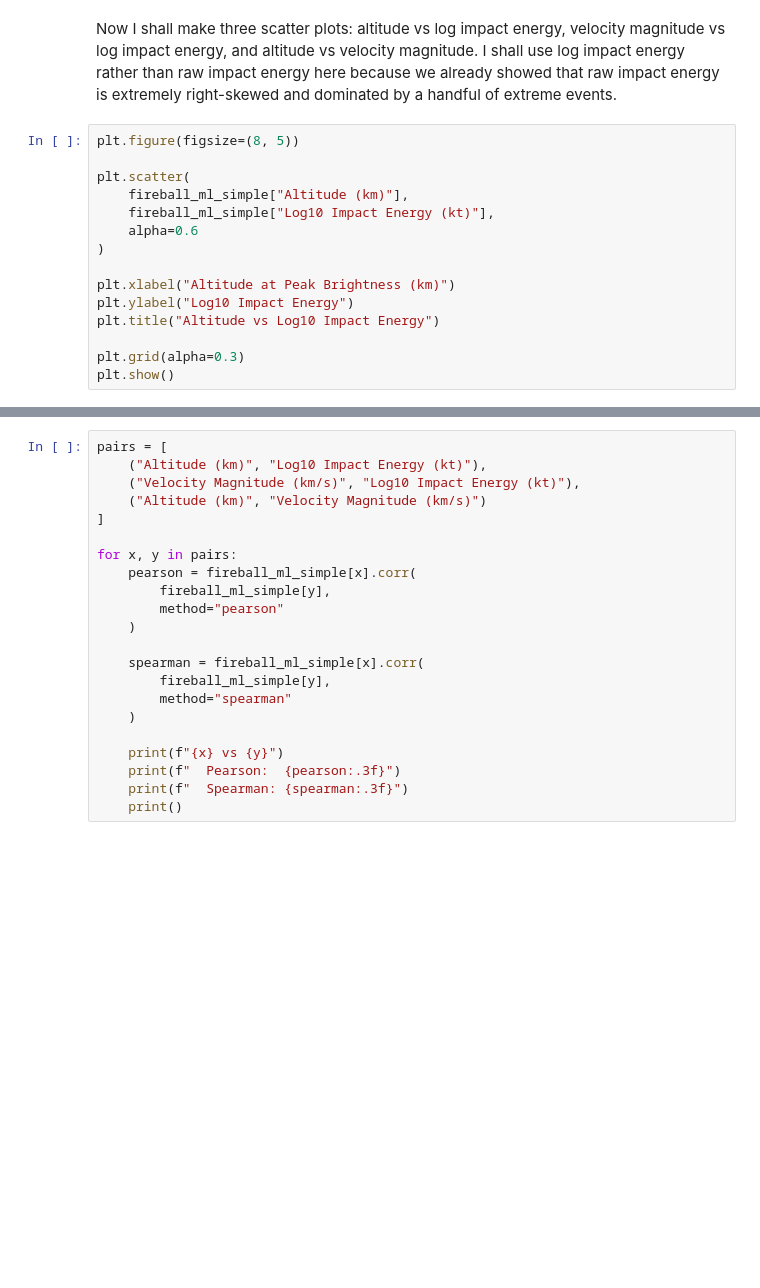
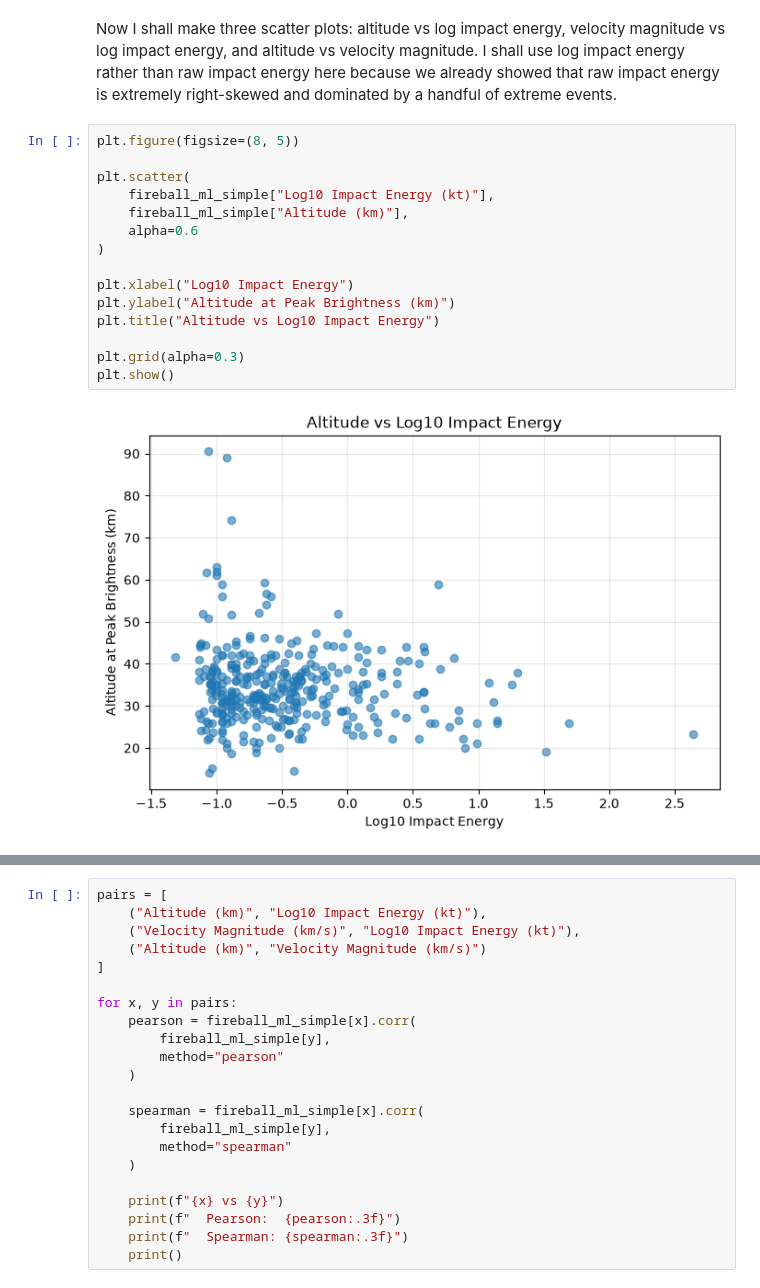
Before and after one commit to SepeZeus/TBA, a Jupyter notebook: fireball.ipynb, the cells around one changed output, grey strips where cells are left out. Cells and saved outputs as stored; diff of their text form; blank space fills up the shorter version.

Commit message:
Swapped plot axes for properness

```diff
--- a/fireball.ipynb
+++ b/fireball.ipynb
@@ -194,18 +288,20 @@ Now I shall make three scatter plots: altitude vs log impact energy, velocity ma
 # %%
 plt.figure(figsize=(8, 5))
 
 plt.scatter(
+    fireball_ml_simple["Log10 Impact Energy (kt)"],
     fireball_ml_simple["Altitude (km)"],
-    fireball_ml_simple["Log10 Impact Energy (kt)"],
     alpha=0.6
 )
 
-plt.xlabel("Altitude at Peak Brightness (km)")
-plt.ylabel("Log10 Impact Energy")
+plt.xlabel("Log10 Impact Energy")
+plt.ylabel("Altitude at Peak Brightness (km)")
 plt.title("Altitude vs Log10 Impact Energy")
 
 plt.grid(alpha=0.3)
 plt.show()
+# %% [output]
+[figure, added]
 # %%
 plt.figure(figsize=(8, 5))
 
```
Also changed, not shown: parts of 9 cells of this notebook, 2 other files.
